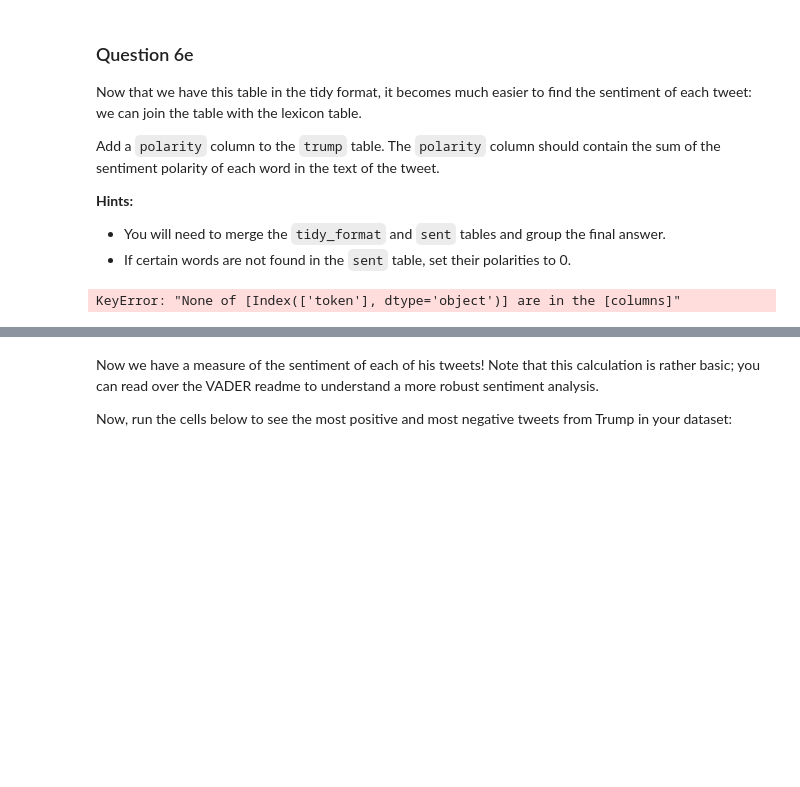
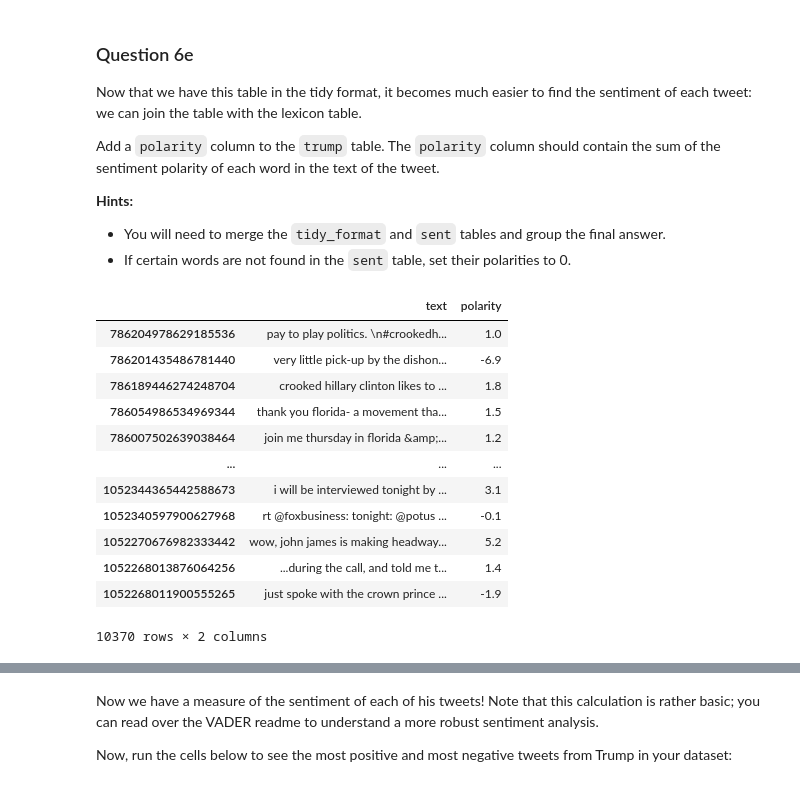
Before and after one commit to RyanKor/COSE471_COURSE_MATERIALS, a Jupyter notebook: hw2/hw2.ipynb, the cells around one changed output, grey strips where cells are left out. Cells and saved outputs as stored; diff of their text form; code cells hidden in the pictures; blank space fills up the shorter version.

```diff
--- a/hw2/hw2.ipynb
+++ b/hw2/hw2.ipynb
@@ -838,17 +848,32 @@ BEGIN QUESTION
 name: q5e
 points: 2
 -->
-# %%
-# BEGIN YOUR CODE
-# -----------------------
-# trump["polarity"] = ...
-# token이 word에 있는지 확인하고,
-
-# -----------------------
-# END YOUR CODE
-trump[['text', 'polarity']].head()
-# %% [output]
-KeyError: "None of [Index(['token'], dtype='object')] are in the [columns]"
+# %%
+# BEGIN YOUR CODE
+# -----------------------
+# token의 종류가 7000여개, 그리고 tidy_format에서 트위터 문자 쪼갠 값이 25만개가 있음
+# 요소들의 값을 합칠 때, 어떻게 서로 다른 갯수의 값을 합쳐줄 것인가?
+trump['polarity'] = tidy_format.merge(sent,
+                                      left_on = 'word',
+                                      right_index = True)['polarity'].reset_index().groupby('index').sum()
+trump['polarity'].replace(np.float64('nan'), 0, inplace = True)
+# -----------------------
+# END YOUR CODE
+trump[['text', 'polarity']]
+# %% [output]
+|  | text | polarity |
+| 786204978629185536 | pay to play politics. \n#crookedh... | 1.0 |
+| 786201435486781440 | very little pick-up by the dishon... | -6.9 |
+| 786189446274248704 | crooked hillary clinton likes to ... | 1.8 |
+| 786054986534969344 | thank you florida- a movement tha... | 1.5 |
+| 786007502639038464 | join me thursday in florida &amp;... | 1.2 |
+| ... | ... | ... |
+| 1052344365442588673 | i will be interviewed tonight by ... | 3.1 |
+| 1052340597900627968 | rt @foxbusiness: tonight: @potus ... | -0.1 |
+| 1052270676982333442 | wow, john james is making headway... | 5.2 |
+| 1052268013876064256 | ...during the call, and told me t... | 1.4 |
+| 1052268011900555265 | just spoke with the crown prince ... | -1.9 |
+10370 rows × 2 columns
 # %%
 ok.grade("q6e");
 # %% [output]
```
Also changed, not shown: parts of 7 cells of this notebook, 1 other file.
